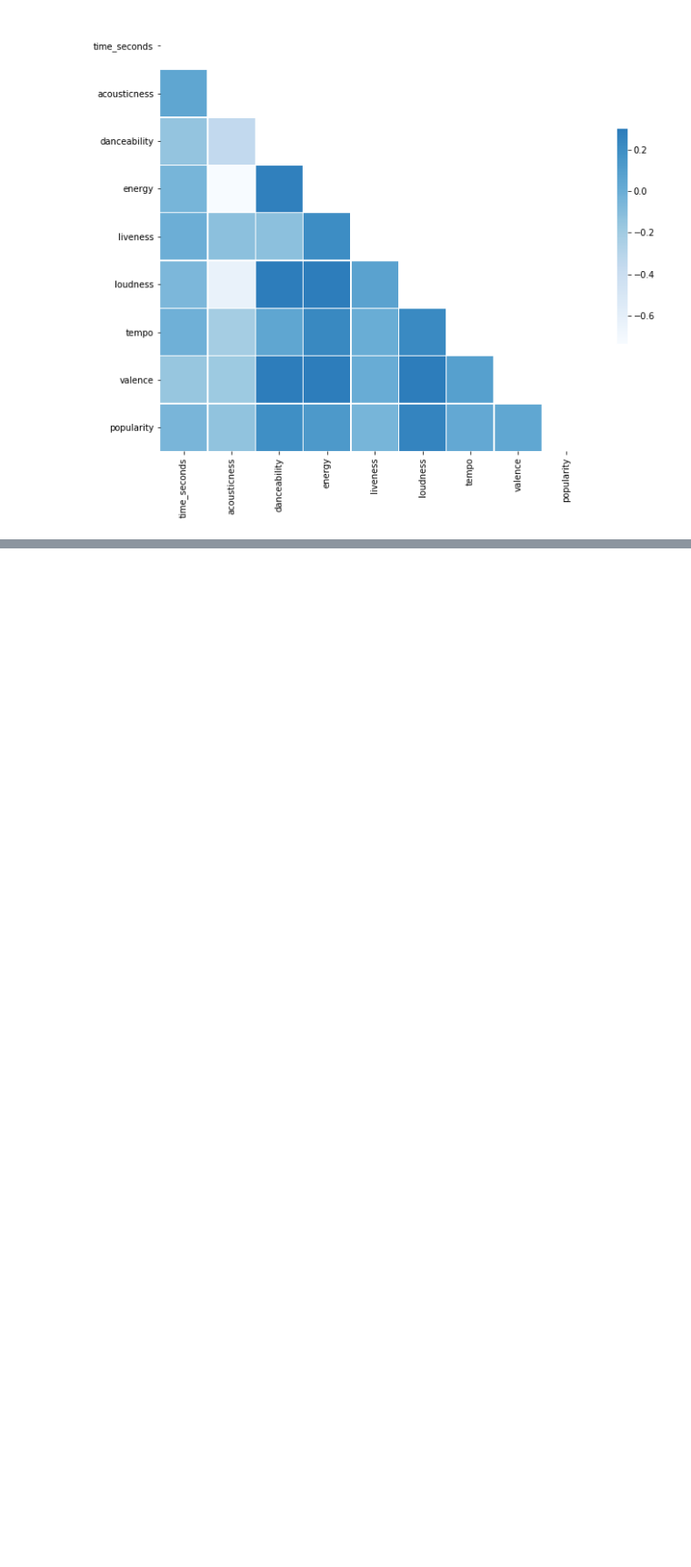
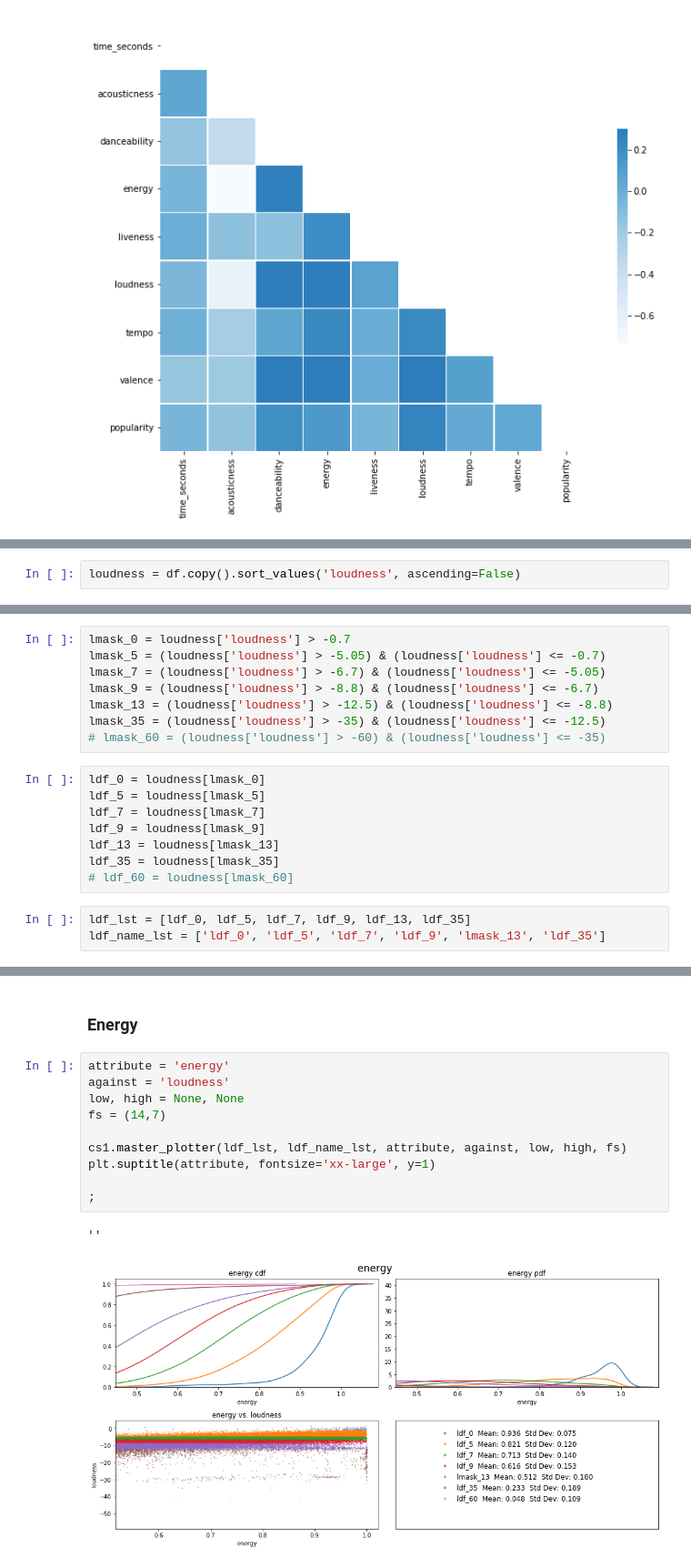
Before and after one commit to brentthayer1/capstone1, a Jupyter notebook: capstone1_eda.ipynb, the cells around one changed output, grey strips where cells are left out. Shown at 91% size. Saved outputs shown, nothing was run; the diff lists cells and outputs as text; blank space fills up the shorter version.

```diff
--- a/capstone1_eda.ipynb
+++ b/capstone1_eda.ipynb
@@ -445,0 +454,2 @@ sns.heatmap(corr, mask=mask, cmap=cmap, vmax=.3, center=0,square=True, linewidth
+# %%
+loudness = df.copy().sort_values('loudness', ascending=False)
@@ -445,0 +472,19 @@ sns.heatmap(corr, mask=mask, cmap=cmap, vmax=.3, center=0,square=True, linewidth
+# %%
+lmask_0 = loudness['loudness'] > -0.7
+lmask_5 = (loudness['loudness'] > -5.05) & (loudness['loudness'] <= -0.7)
+lmask_7 = (loudness['loudness'] > -6.7) & (loudness['loudness'] <= -5.05)
+lmask_9 = (loudness['loudness'] > -8.8) & (loudness['loudness'] <= -6.7)
+lmask_13 = (loudness['loudness'] > -12.5) & (loudness['loudness'] <= -8.8)
+lmask_35 = (loudness['loudness'] > -35) & (loudness['loudness'] <= -12.5)
+# lmask_60 = (loudness['loudness'] > -60) & (loudness['loudness'] <= -35)
+# %%
+ldf_0 = loudness[lmask_0]
+ldf_5 = loudness[lmask_5]
+ldf_7 = loudness[lmask_7]
+ldf_9 = loudness[lmask_9]
+ldf_13 = loudness[lmask_13]
+ldf_35 = loudness[lmask_35]
+# ldf_60 = loudness[lmask_60]
+# %%
+ldf_lst = [ldf_0, ldf_5, ldf_7, ldf_9, ldf_13, ldf_35]
+ldf_name_lst = ['ldf_0', 'ldf_5', 'ldf_7', 'ldf_9', 'lmask_13', 'ldf_35']
@@ -445,0 +515,15 @@ sns.heatmap(corr, mask=mask, cmap=cmap, vmax=.3, center=0,square=True, linewidth
+# %% [markdown]
+### Energy
+# %%
+attribute = 'energy'
+against = 'loudness'
+low, high = None, None
+fs = (14,7)
+
+cs1.master_plotter(ldf_lst, ldf_name_lst, attribute, against, low, high, fs)
+plt.suptitle(attribute, fontsize='xx-large', y=1)
+
+;
+# %% [output]
+''
+[figure, added]
```
Also changed, not shown: parts of 9 cells of this notebook, 1 other file.
